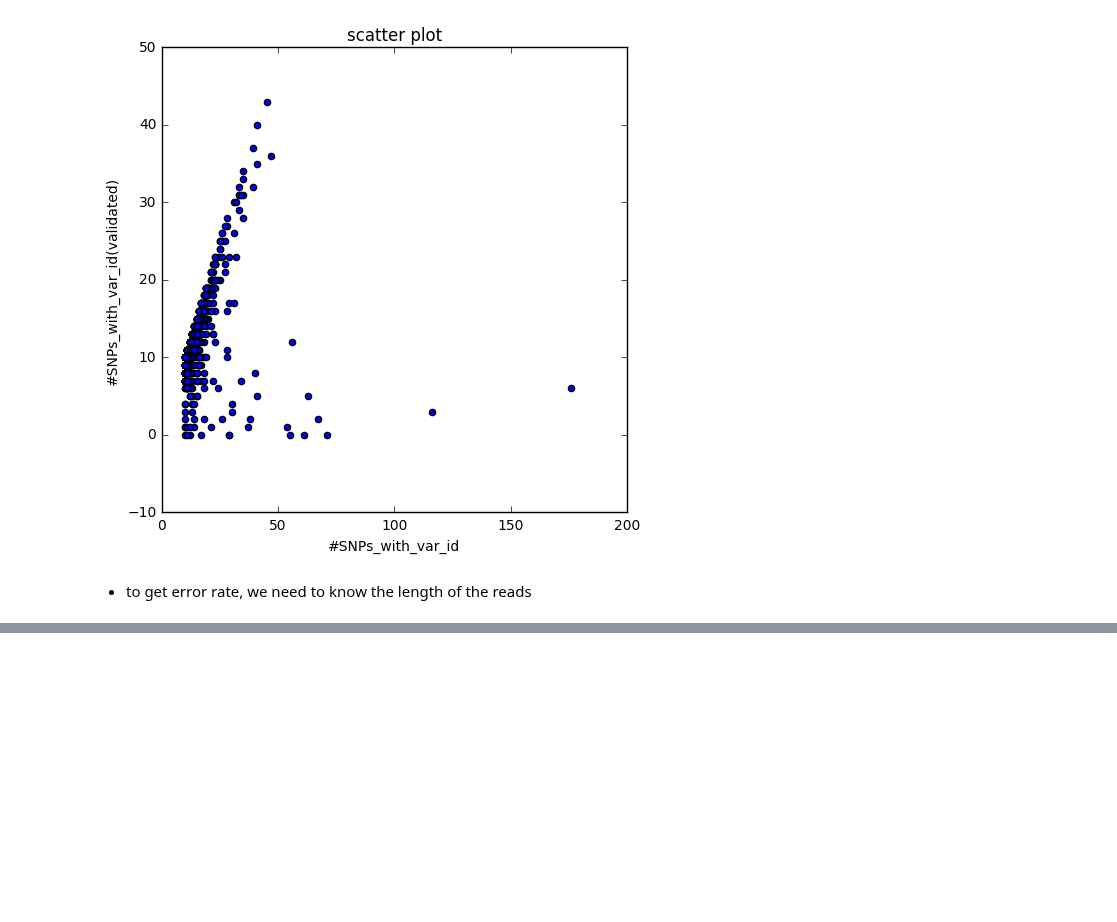
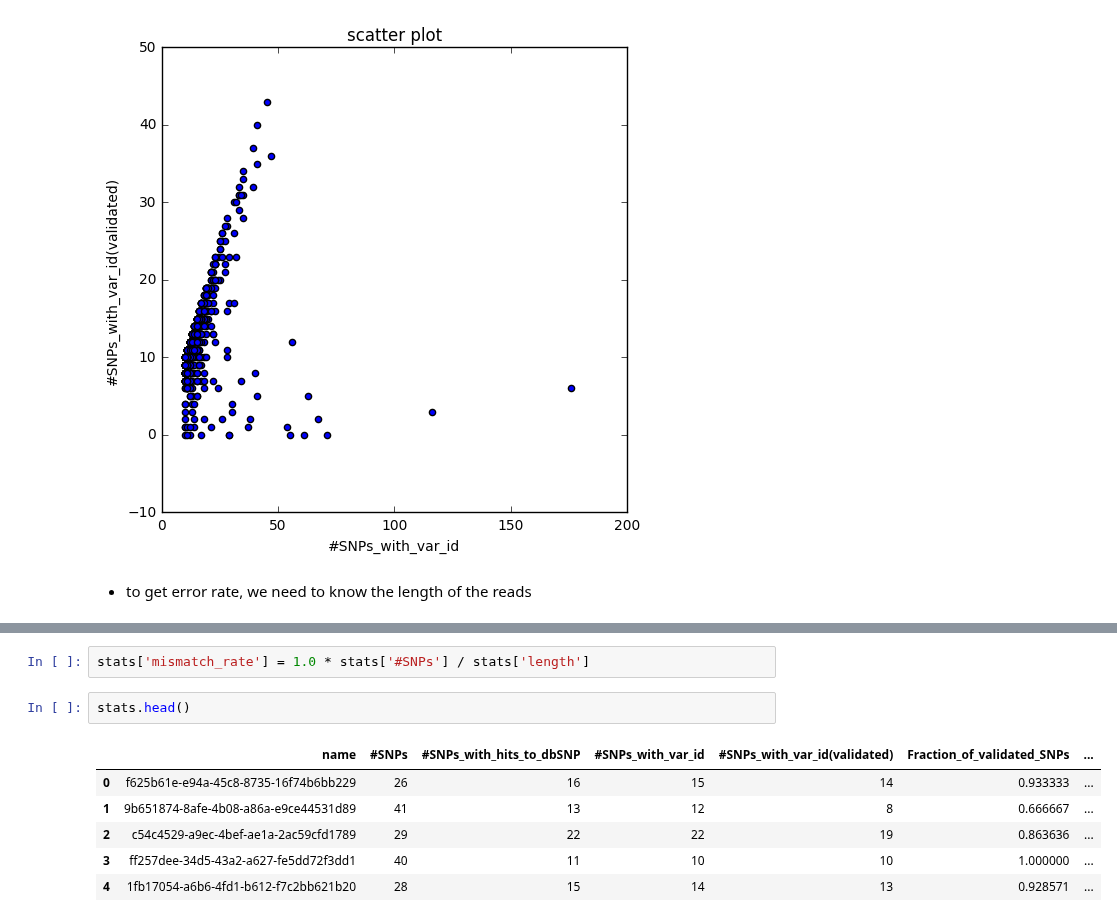
Before and after one commit to rivas-lab/nanopore, a Jupyter notebook: notes/20170111make_plots.ipynb, the cells around one changed output, grey strips where cells are left out. Drawn from its saved outputs; the diff is of its cells as text; blank space fills up the shorter version.

```diff
--- a/notes/20170111make_plots.ipynb
+++ b/notes/20170111make_plots.ipynb
@@ -141,0 +202,11 @@ make_scatter(stats['#SNPs_with_var_id'], stats['#SNPs_with_var_id(validated)'],
+# %%
+stats['mismatch_rate'] = 1.0 * stats['#SNPs'] / stats['length']
+# %%
+stats.head()
+# %% [output]
+|  | name | #SNPs | #SNPs_with_hits_to_dbSNP | #SNPs_with_var_id | #SNPs_with_var_id(validated) | Fraction_of_validated_SNPs | ... |
+| 0 | f625b61e-e94a-45c8-8735-16f74b6bb229 | 26 | 16 | 15 | 14 | 0.933333 | ... |
+| 1 | 9b651874-8afe-4b08-a86a-e9ce44531d89 | 41 | 13 | 12 | 8 | 0.666667 | ... |
+| 2 | c54c4529-a9ec-4bef-ae1a-2ac59cfd1789 | 29 | 22 | 22 | 19 | 0.863636 | ... |
+| 3 | ff257dee-34d5-43a2-a627-fe5dd72f3dd1 | 40 | 11 | 10 | 10 | 1.000000 | ... |
+| 4 | 1fb17054-a6b6-4fd1-b612-f7c2bb621b20 | 28 | 15 | 14 | 13 | 0.928571 | ... |
```
Also changed, not shown: parts of 17 cells of this notebook, 1 other file.
